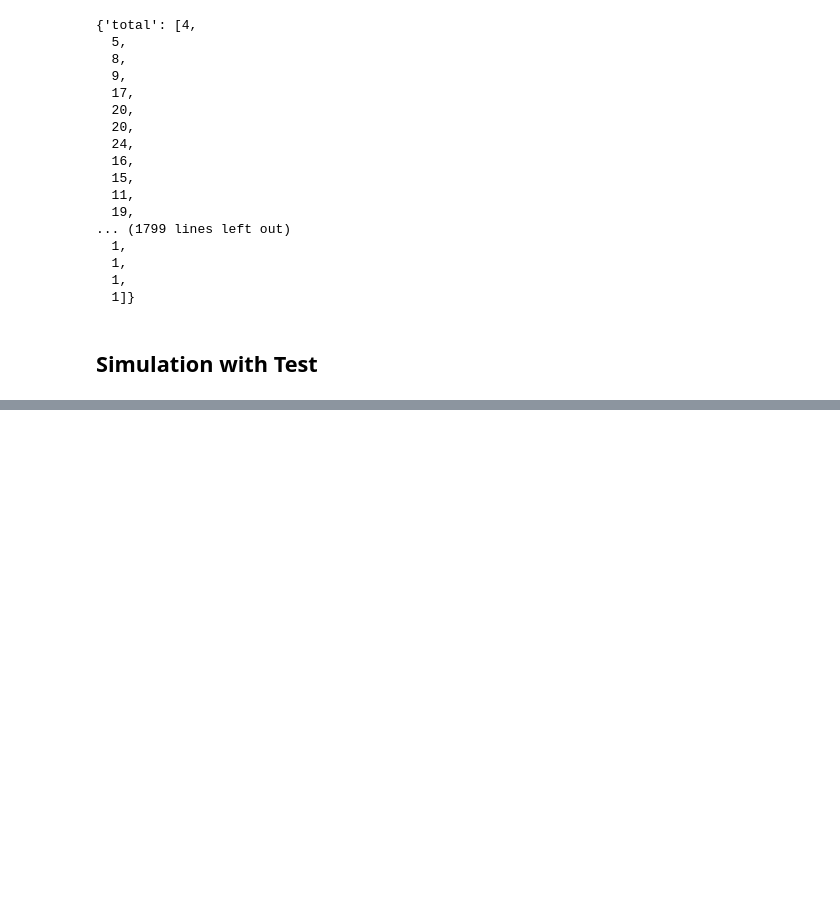
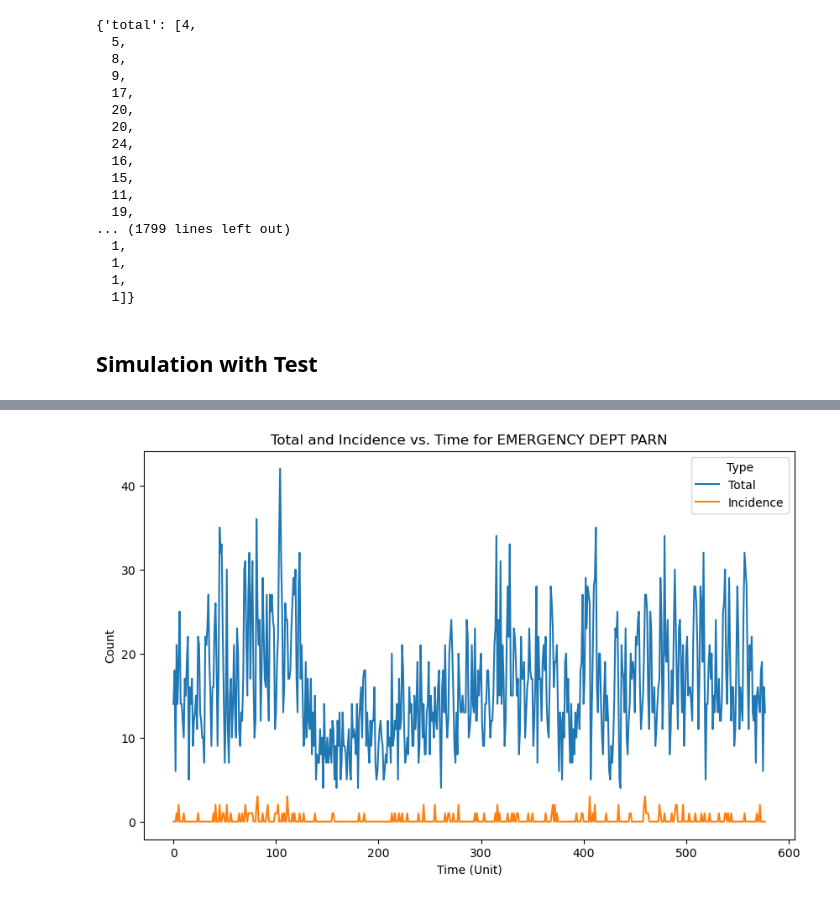
Before and after one commit to haojunzhuang/HAI_simulation, a Jupyter notebook: example.ipynb, the cells around one changed output, grey strips where cells are left out. Drawn from its saved outputs; the diff is of its cells as text; code cells hidden in the pictures; blank space fills up the shorter version.

Commit message:
add plotting functions

```diff
--- a/example.ipynb
+++ b/example.ipynb
@@ -121,9 +118,9 @@ simulation.nodes['8L NEUROSCIENCES'].records
 # %% [markdown]
 ## Simulation with Test
 # %%
-simulation = Simulation(movement_data_path="toy_data/toy_movements.csv",
+simulation = Simulation(movement_data_path="data/movements_cleaned.csv",
                         cleaned=True, initial_info=None, initial_patients=None,
-                        uniform_alpha=0.5, uniform_beta=0.5, uniform_gamma=0.5,
-                        test=True)
+                        uniform_alpha=0.1, uniform_beta=0.01, uniform_gamma=0.3,
+                        test=False)
 # %%
 simulation.simulate()
@@ -301,0 +129,4 @@ Current row is at 2024-01-09, Day 8
+# %%
+plot_incidence(simulation.nodes[simulation.node_names[1]])
+# %% [output]
+[figure, added]
```
Also changed, not shown: parts of 4 cells of this notebook, 1 other file.
